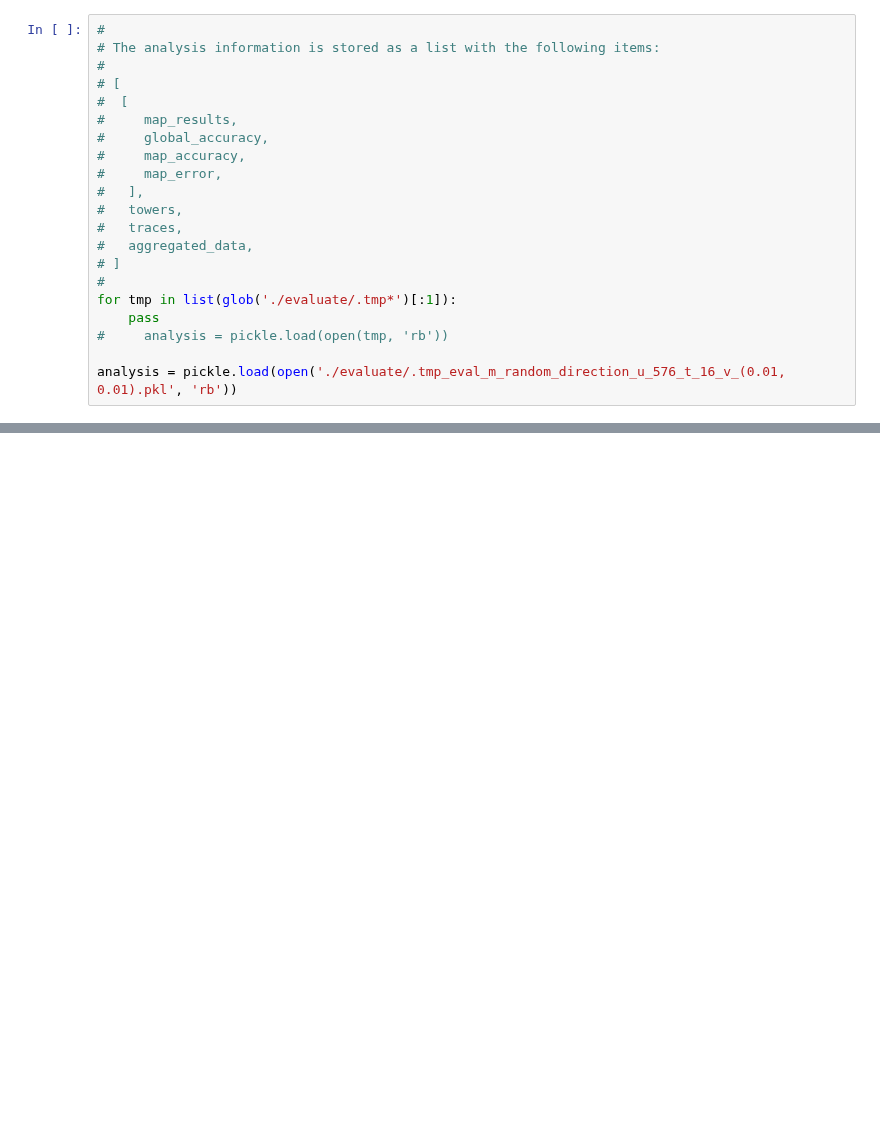
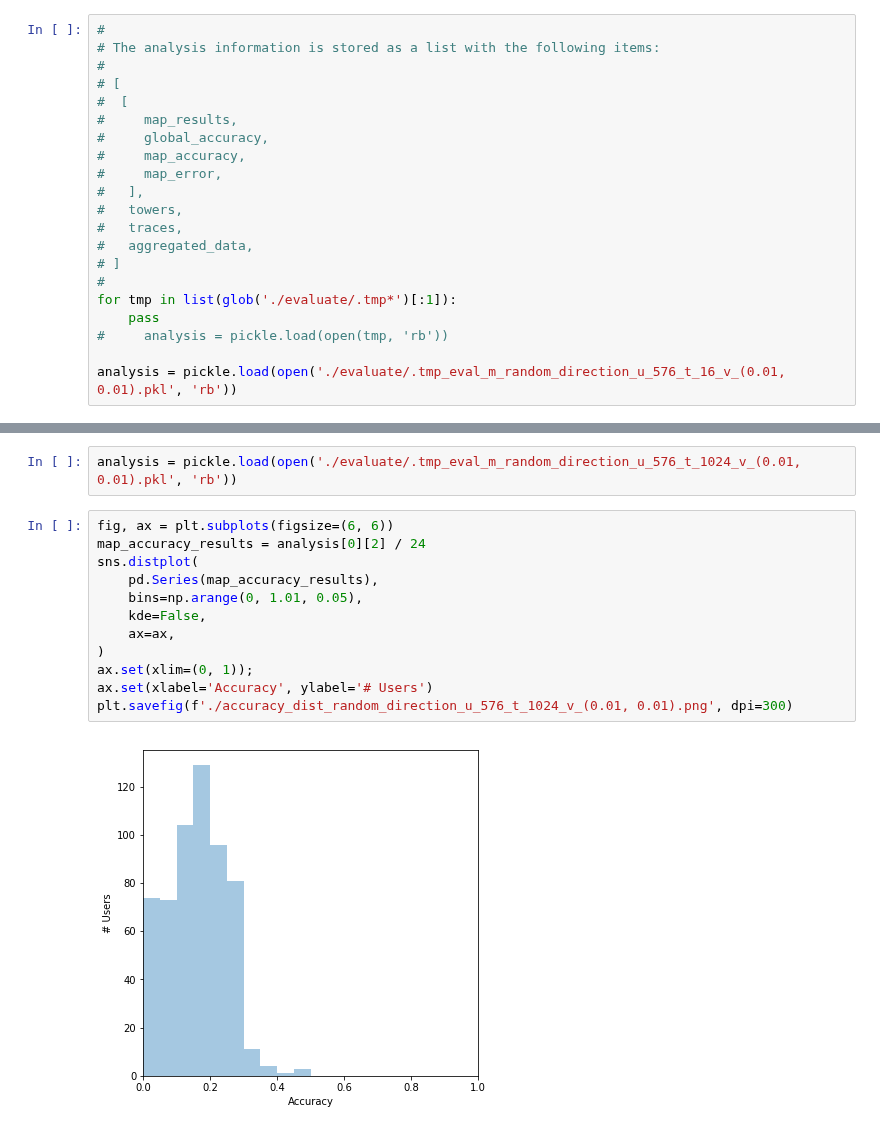
Before and after one commit to leopiney/tscf, a Jupyter notebook: evaluation-results-temp-files.ipynb, the cells around one changed output, grey strips where cells are left out. Cells and saved outputs as stored; diff of their text form; blank space fills up the shorter version.

```diff
--- a/evaluation-results-temp-files.ipynb
+++ b/evaluation-results-temp-files.ipynb
@@ -62,0 +68,16 @@ unique_visited_towers.mean()
+# %%
+analysis = pickle.load(open('./evaluate/.tmp_eval_m_random_direction_u_576_t_1024_v_(0.01, 0.01).pkl', 'rb'))
+# %%
+fig, ax = plt.subplots(figsize=(6, 6))
+map_accuracy_results = analysis[0][2] / 24
+sns.distplot(
+    pd.Series(map_accuracy_results),
+    bins=np.arange(0, 1.01, 0.05),
+    kde=False,
+    ax=ax,
+)
+ax.set(xlim=(0, 1));
+ax.set(xlabel='Accuracy', ylabel='# Users')
+plt.savefig(f'./accuracy_dist_random_direction_u_576_t_1024_v_(0.01, 0.01).png', dpi=300)
+# %% [output]
+[figure, added]
```
Also changed, not shown: parts of 8 cells of this notebook, 17 other files.
